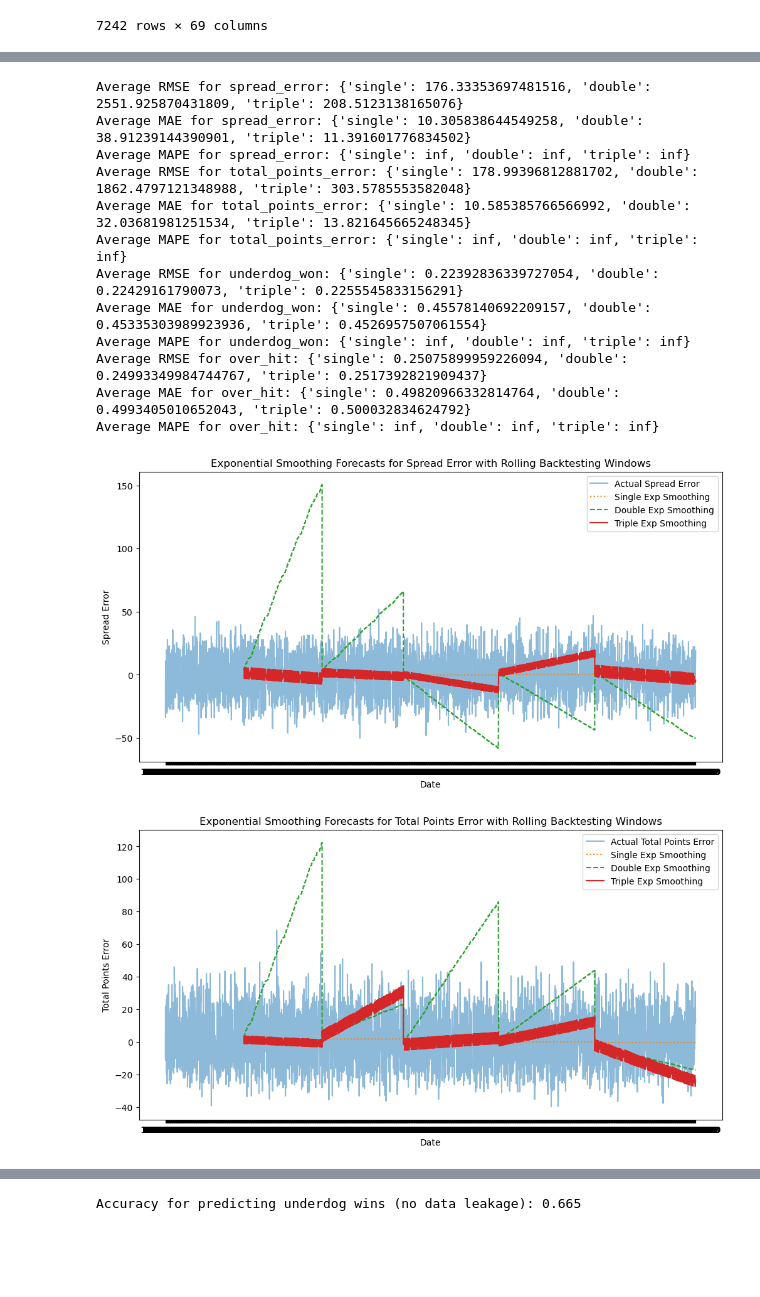
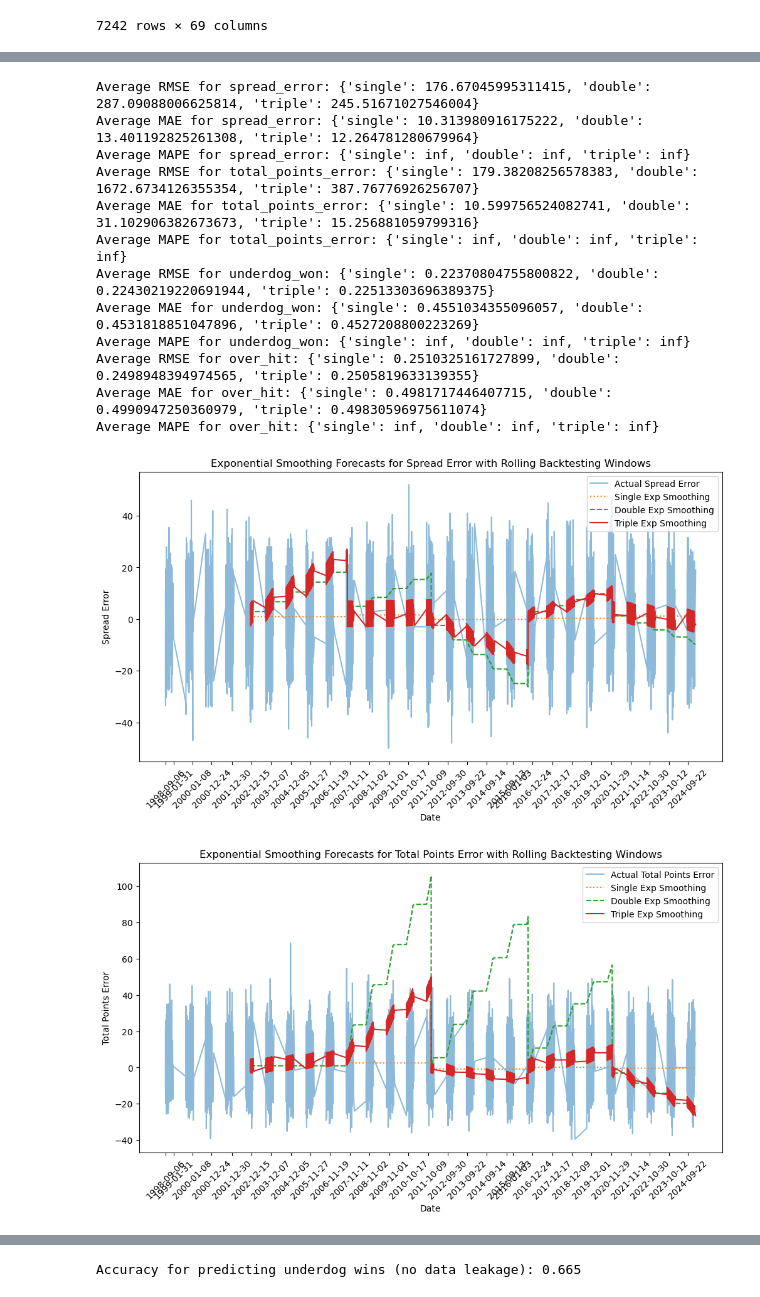
Before and after one commit to lucas-huynh/Hedger, a Jupyter notebook: hedger.ipynb, the cells around one changed output, grey strips where cells are left out. Drawn from its saved outputs; the diff is of its cells as text; code cells hidden in the pictures; blank space fills up the shorter version.

```diff
--- a/hedger.ipynb
+++ b/hedger.ipynb
@@ -86,6 +86,7 @@ for target, label in zip(["actual_spread", "actual_total_points"], ["Point Sprea
 
     plt.xlabel("Date")
     plt.ylabel(label)
+    plt.xticks(nfl_data["schedule_date"][::300], rotation=45)  # Show every 100th date
     plt.title(f"Exponential Smoothing Forecasts for {label} with Rolling Backtesting Windows")
     plt.legend()
     plt.show()
@@ -114,6 +115,23 @@ Average MAPE for actual_total_points: {'single': 31.013242463567828, 'double': 5
 # %%
-# Apply ETS over rolling forecast approach for spread error, total points error, and classification targets
-for target in ["spread_error", "total_points_error", "underdog_won", "over_hit"]:
+import pandas as pd
+import numpy as np
+import matplotlib.pyplot as plt
+import matplotlib.dates as mdates
+from statsmodels.tsa.holtwinters import SimpleExpSmoothing, ExponentialSmoothing
+from sklearn.metrics import mean_squared_error, mean_absolute_error
+
+# Ensure `schedule_date` is in datetime format
+nfl_data["schedule_date"] = pd.to_datetime(nfl_data["schedule_date"])
+
+# Sort values by date to avoid misalignment issues
+nfl_data = nfl_data.sort_values("schedule_date")
+
+# Define targets for forecasting
+targets = ["spread_error", "total_points_error", "underdog_won", "over_hit"]
+seasonal_period = 16  # Approximate NFL season length
+
+# Apply ETS models over rolling forecast approach
+for target in targets:
     nfl_data[f"{target}_single_exp"] = None
     nfl_data[f"{target}_double_exp"] = None
     nfl_data[f"{target}_triple_exp"] = None
@@ -131,7 +149,7 @@ for target in ["spread_error", "total_points_error", "underdog_won", "over_hit"]
         nfl_data.loc[test.index, f"{target}_triple_exp"] = model_triple.forecast(len(test)).values
 
 # Convert forecast columns to numeric type
-for target in ["spread_error", "total_points_error", "underdog_won", "over_hit"]:
+for target in targets:
     for method in ["single_exp", "double_exp", "triple_exp"]:
         nfl_data[f"{target}_{method}"] = pd.to_numeric(nfl_data[f"{target}_{method}"], errors="coerce")
 
@@ -141,48 +159,72 @@ metrics = {
     "mae": mean_absolute_error,
     "mape": lambda y, y_pred: np.mean(np.abs((y - y_pred) / y)) * 100
 }
-for target in ["spread_error", "total_points_error", "underdog_won", "over_hit"]:
+for target in targets:
     for metric_name, metric_func in metrics.items():
         scores = {"single": [], "double": [], "triple": []}
 
         for train_index, test_index in tscv.split(nfl_data):
             test = nfl_data.iloc[test_index]
             for method in ["single_exp", "double_exp", "triple_exp"]:
                 scores[method.split('_')[0]].append(
                     metric_func(test[target].values, test[f"{target}_{method}"].values)
                 )
 
         print(f"Average {metric_name.upper()} for {target}:", {key: np.mean(values) for key, values in scores.items()})
 
 # Plot ETS forecast results
-import matplotlib.pyplot as plt
 for target, label in zip(
-    ["spread_error", "total_points_error", "underdog_won", "over_hit"],
-    ["Spread Error", "Total Points Error", "Underdog Win Probability", "Over/Under Hit"]
+    ["spread_error", "total_points_error"],
+    ["Spread Error", "Total Points Error"]
 ):
     plt.figure(figsize=(12, 6))
     plt.plot(nfl_data["schedule_date"], nfl_data[target], label=f"Actual {label}", alpha=0.5)
     plt.plot(nfl_data["schedule_date"], nfl_data[f"{target}_single_exp"], label="Single Exp Smoothing", linestyle='dotted')
     plt.plot(nfl_data["schedule_date"], nfl_data[f"{target}_double_exp"], label="Double Exp Smoothing", linestyle='dashed')
     plt.plot(nfl_data["schedule_date"], nfl_data[f"{target}_triple_exp"], label="Triple Exp Smoothing", linestyle='solid')
 
     plt.xlabel("Date")
     plt.ylabel(label)
+    plt.xticks(nfl_data["schedule_date"][::250], rotation=45)  # Show every 200th date
     plt.title(f"Exponential Smoothing Forecasts for {label} with Rolling Backtesting Windows")
     plt.legend()
     plt.show()
+
+# New Visualization for Binary Variables (Scatter for Actual, Line for Forecasts)
+for target, label in zip(
+    ["underdog_won", "over_hit"],
+    ["Underdog Win Probability", "Over/Under Hit Probability"]
+):
+    plt.figure(figsize=(12, 6))
+
+    # Scatter plot for actual binary values
+    plt.scatter(nfl_data["schedule_date"], nfl_data[target], color='blue', alpha=0.3, label=f"Actual {label}")
+
+    # Line plots for smoothing forecasts
+    plt.plot(nfl_data["schedule_date"], nfl_data[f"{target}_single_exp"], linestyle='dotted', label="Single Exp Smoothing", alpha=0.7)
+    plt.plot(nfl_data["schedule_date"], nfl_data[f"{target}_double_exp"], linestyle='dashed', label="Double Exp Smoothing", alpha=0.7)
+    plt.plot(nfl_data["schedule_date"], nfl_data[f"{target}_triple_exp"], linestyle='solid', label="Triple Exp Smoothing", alpha=0.7)
+
+    # Formatting for better readability
+    plt.xlabel("Date")
+    plt.ylabel(label)
+    plt.gca().xaxis.set_major_formatter(mdates.DateFormatter('%Y-%m'))
+    plt.xticks(rotation=45)
+    plt.title(f"Exponential Smoothing Forecasts for {label} with Rolling Backtesting Windows")
+    plt.legend()
+    plt.show()
 # %% [output]
-Average RMSE for spread_error: {'single': 176.33353697481516, 'double': 2551.925870431809, 'triple': 208.5123138165076}
-Average MAE for spread_error: {'single': 10.305838644549258, 'double': 38.91239144390901, 'triple': 11.391601776834502}
+Average RMSE for spread_error: {'single': 176.67045995311415, 'double': 287.09088006625814, 'triple': 245.51671027546004}
+Average MAE for spread_error: {'single': 10.313980916175222, 'double': 13.401192825261308, 'triple': 12.264781280679964}
 Average MAPE for spread_error: {'single': inf, 'double': inf, 'triple': inf}
-Average RMSE for total_points_error: {'single': 178.99396812881702, 'double': 1862.4797121348988, 'triple': 303.5785553582048}
-Average MAE for total_points_error: {'single': 10.585385766566992, 'double': 32.03681981251534, 'triple': 13.821645665248345}
+Average RMSE for total_points_error: {'single': 179.38208256578383, 'double': 1672.6734126355354, 'triple': 387.76776926256707}
+Average MAE for total_points_error: {'single': 10.599756524082741, 'double': 31.102906382673673, 'triple': 15.256881059799316}
 Average MAPE for total_points_error: {'single': inf, 'double': inf, 'triple': inf}
-Average RMSE for underdog_won: {'single': 0.22392836339727054, 'double': 0.22429161790073, 'triple': 0.2255545833156291}
-Average MAE for underdog_won: {'single': 0.45578140692209157, 'double': 0.45335303989923936, 'triple': 0.4526957507061554}
+Average RMSE for underdog_won: {'single': 0.22370804755800822, 'double': 0.22430219220691944, 'triple': 0.22513303696389375}
+Average MAE for underdog_won: {'single': 0.4551034355096057, 'double': 0.4531818851047896, 'triple': 0.4527208800223269}
 Average MAPE for underdog_won: {'single': inf, 'double': inf, 'triple': inf}
-Average RMSE for over_hit: {'single': 0.25075899959226094, 'double': 0.24993349984744767, 'triple': 0.2517392821909437}
-Average MAE for over_hit: {'single': 0.49820966332814764, 'double': 0.4993405010652043, 'triple': 0.500032834624792}
+Average RMSE for over_hit: {'single': 0.2510325161727899, 'double': 0.2498948394974565, 'triple': 0.2505819633139355}
+Average MAE for over_hit: {'single': 0.4981717446407715, 'double': 0.4990947250360979, 'triple': 0.49830596975611074}
 Average MAPE for over_hit: {'single': inf, 'double': inf, 'triple': inf}
-[figure, old version]
+[figure, new version]
-[figure, old version]
+[figure, new version]
```
Also changed, not shown: parts of 9 cells of this notebook.
